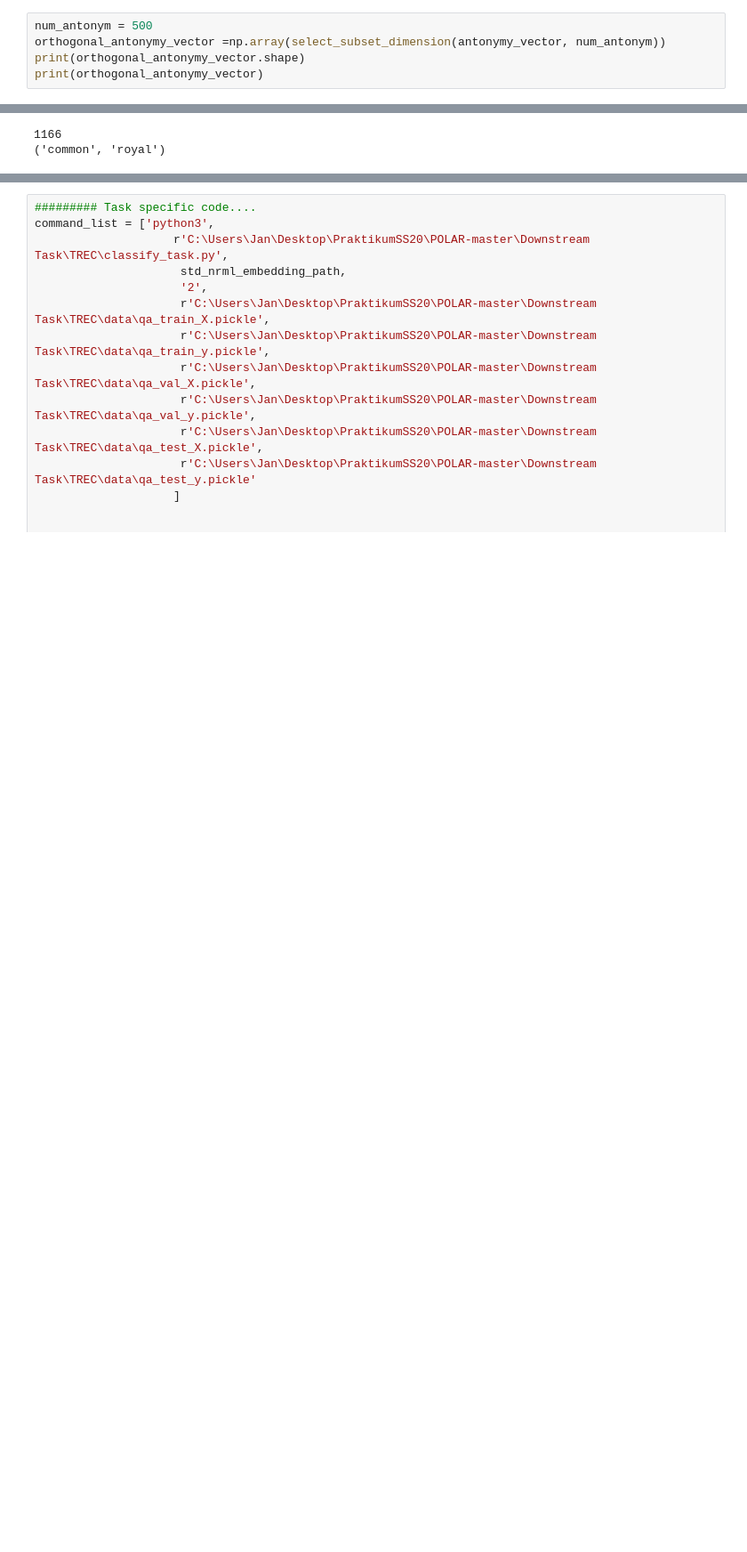
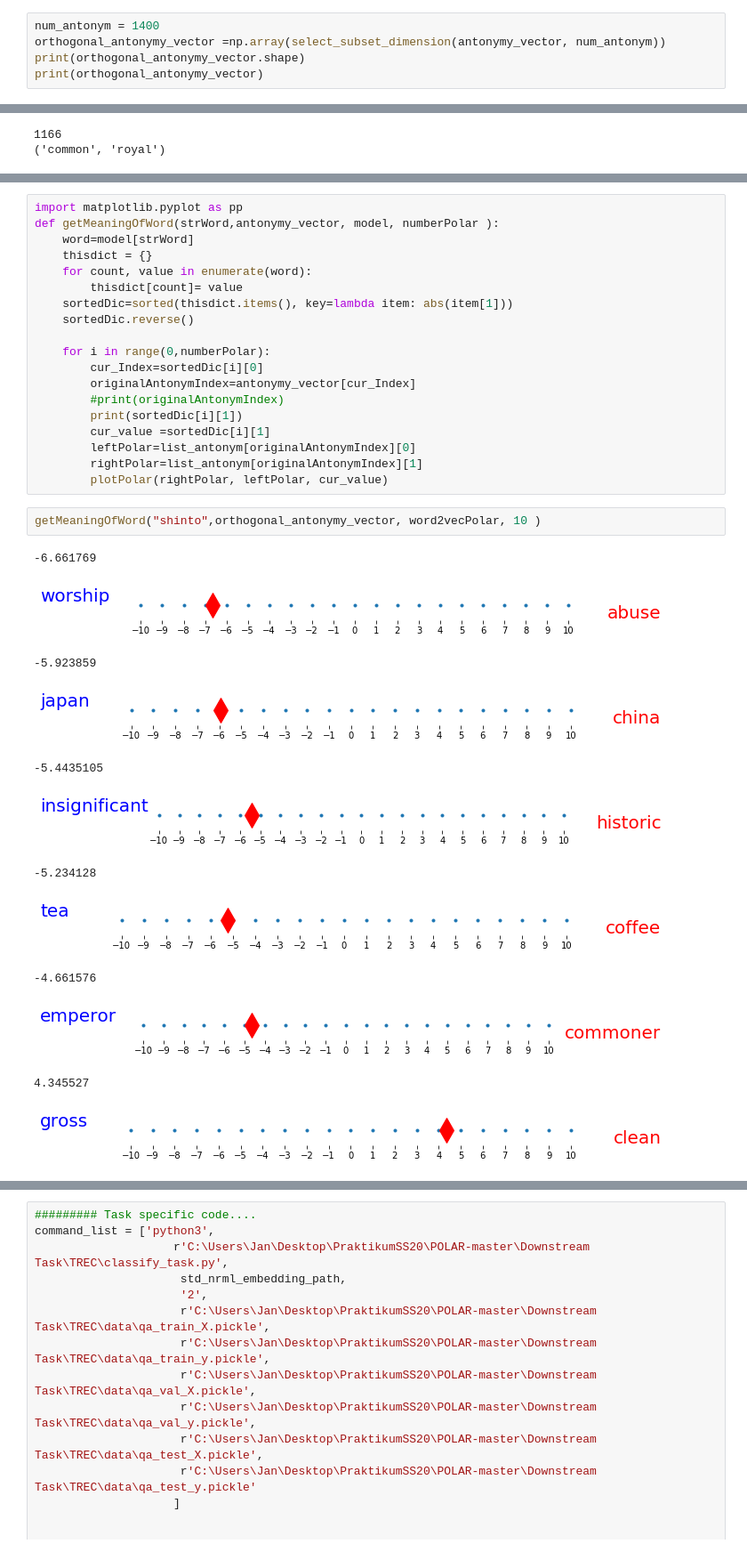
Before and after one commit to ichbinhandsome/Semantic-Differentials-for-Wikipedia-using-the-POLAR-Framework, a Jupyter notebook: JanEngler/Praktikum/ExplainingWikipediaSymanticsToIndividualsUsingPOLAR.ipynb, the cells around one changed output, grey strips where cells are left out. Shown: that part at 89% size. Drawn from its saved outputs; the diff is of its cells as text; blank space fills up the shorter version.

Commit message:
Added an axis for better visualization

```diff
--- a/JanEngler/Praktikum/ExplainingWikipediaSymanticsToIndividualsUsingPOLAR.ipynb
+++ b/JanEngler/Praktikum/ExplainingWikipediaSymanticsToIndividualsUsingPOLAR.ipynb
@@ -361,7 +361,7 @@ def select_subset_dimension(dim_vector, num_dim):
 # %% [markdown]
 ## Generate the ORTHOGONAL DIMENSION Order
 # %%
-num_antonym = 500
+num_antonym = 1400
 orthogonal_antonymy_vector =np.array(select_subset_dimension(antonymy_vector, num_antonym))
 print(orthogonal_antonymy_vector.shape)
 print(orthogonal_antonymy_vector)
@@ -661,0 +674,34 @@ for i in range(0,5):
+# %%
+import matplotlib.pyplot as pp
+def getMeaningOfWord(strWord,antonymy_vector, model, numberPolar ):
+    word=model[strWord]
+    thisdict = {}
+    for count, value in enumerate(word):
+        thisdict[count]= value
+    sortedDic=sorted(thisdict.items(), key=lambda item: abs(item[1]))
+    sortedDic.reverse()
+
+    for i in range(0,numberPolar):
+        cur_Index=sortedDic[i][0]
+        originalAntonymIndex=antonymy_vector[cur_Index]
+        #print(originalAntonymIndex)
+        print(sortedDic[i][1])
+        cur_value =sortedDic[i][1]
+        leftPolar=list_antonym[originalAntonymIndex][0]
+        rightPolar=list_antonym[originalAntonymIndex][1]
+        plotPolar(rightPolar, leftPolar, cur_value)
+# %%
+getMeaningOfWord("shinto",orthogonal_antonymy_vector, word2vecPolar, 10 )
+# %% [output]
+-6.661769
+[figure, added]
+-5.923859
+[figure, added]
+-5.4435105
+[figure, added]
+-5.234128
+[figure, added]
+-4.661576
+[figure, added]
+4.345527
+[figure, added]
```
Also changed, not shown: parts of 13 cells of this notebook.
